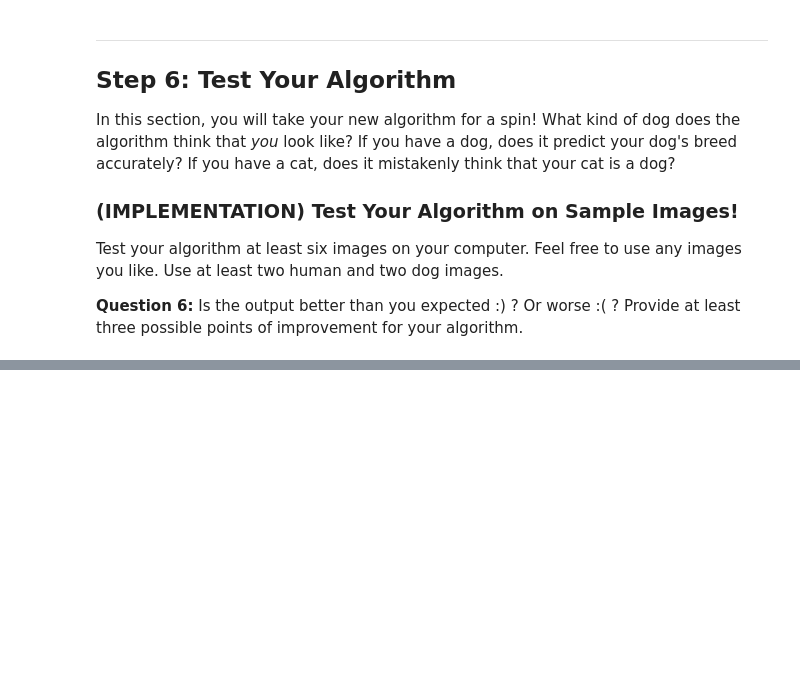
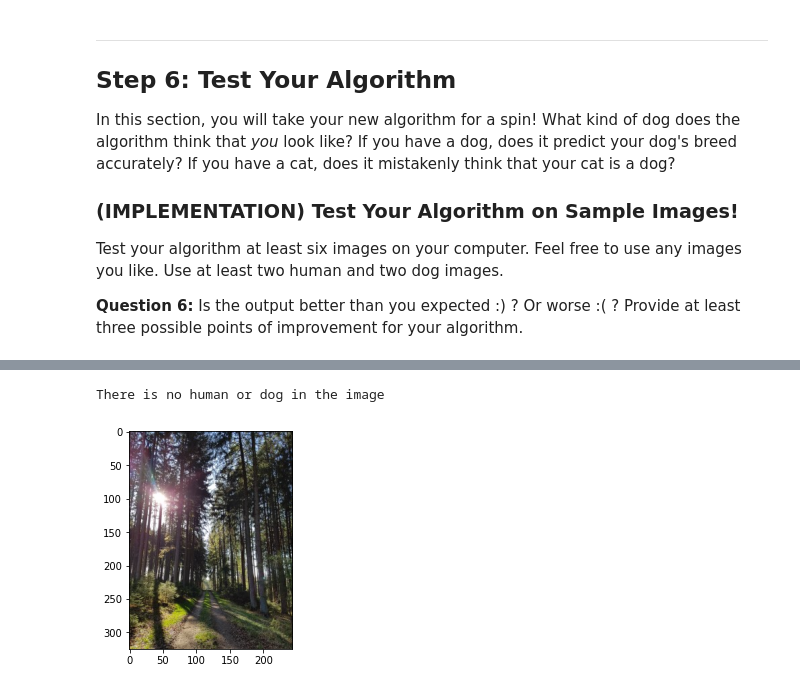
Before and after one commit to mid6342/Dog_Breed_Classifier, a Jupyter notebook: dog_app.ipynb, the cells around one changed output, grey strips where cells are left out. Drawn from its saved outputs; the diff is of its cells as text; code cells hidden in the pictures; blank space fills up the shorter version.

```diff
--- a/dog_app.ipynb
+++ b/dog_app.ipynb
@@ -233,9 +233,9 @@ Use these ideas to complete the `dog_detector` function below, which returns `Tr
 ### returns "True" if a dog is detected in the image stored at img_path
 def dog_detector(img_path):
     ## TODO: Complete the function.
-    if VGG16_predict(img_path)>150 and VGG16_predict(img_path)<270:
+    if VGG16_predict(img_path)>150 and VGG16_predict(img_path)<269:
         return True
-    else: return False# true/false
+    else: return None
 # %% [markdown]
 ### (IMPLEMENTATION) Assess the Dog Detector
 
@@ -531,7 +675,9 @@ optimizer_transfer = None
 Train and validate your model in the code cell below.  [Save the final model parameters](http://pytorch.org/docs/master/notes/serialization.html) at filepath `'model_transfer.pt'`.
 # %%
 # train the model
-model_transfer = # train(n_epochs, loaders_transfer, model_transfer, optimizer_transfer, criterion_transfer, use_cuda, 'model_transfer.pt')
+model_transfer = train(19, loaders_scratch, model_transfer, optimizer_scratch,
+                      criterion_scratch, use_cuda, 'model_transfer.pt')
+# train(n_epochs, loaders_transfer, model_transfer, optimizer_transfer, criterion_transfer, use_cuda, 'model_transfer.pt')
 
 # load the model that got the best validation accuracy (uncomment the line below)
 #model_transfer.load_state_dict(torch.load('model_transfer.pt'))
@@ -546,15 +715,27 @@ test(loaders_transfer, model_transfer, criterion_transfer, use_cuda)
 
 Write a function that takes an image path as input and returns the dog breed (`Affenpinscher`, `Afghan hound`, etc) that is predicted by your model.
 # %%
+
+
 ### TODO: Write a function that takes a path to an image as input
 ### and returns the dog breed that is predicted by the model.
+from PIL import Image
 
+data_transfer = loaders_scratch.copy()
 # list of class names by index, i.e. a name can be accessed like class_names[0]
-class_names = [item[4:].replace("_", " ") for item in data_transfer['train'].classes]
+class_names = [item[4:].replace("_", " ") for item in data_transfer['train'].dataset.classes]
 
 def predict_breed_transfer(img_path):
     # load the image and return the predicted breed
-    return None
+    img_transforms = transforms.Compose([transforms.CenterCrop(224),
+                                      transforms.ToTensor()])
+    img = Image.open(img_path).convert('RGB')
+    img = img_transforms(img)[:3,:,:].unsqueeze(0)
+    model_transfer.eval()
+    output = model_transfer(img)
+    _, preds = torch.max(output, 1)
+
+    return class_names[preds.cpu().numpy()[0]]
 # %% [markdown]
 ---
 <a id='step5'></a>
@@ -579,6 +760,16 @@ Some sample output for our algorithm is provided below, but feel free to design
 
 def run_app(img_path):
     ## handle cases for a human face, dog, and neither
+
+    if dog_detector(img_path):
+        prediction = predict_breed_transfer(img_path)
+        print("This dog is the following dog breed: {0}".format(prediction))
+
+    elif face_detector(img_path):
+        prediction = predict_breed_transfer(img_path)
+        print("This human is the following dog breed: {0}".format(prediction))
+
+    else: print("There is no human or dog in the image")
 # %% [markdown]
 ---
 <a id='step6'></a>
@@ -596,8 +791,14 @@ __Answer:__ (Three possible points for improvement)
 # %%
 ## TODO: Execute your algorithm from Step 6 on
 ## at least 6 images on your computer.
 ## Feel free to use as many code cells as needed.
+import matplotlib.image as mpimg
+## suggested code, below
 
-## suggested code, below
-for file in np.hstack((human_files[:3], dog_files[:3])):
-    run_app(file)
+run_app("./data/test_set/1.jpg")
+img = mpimg.imread("./data/test_set/1.jpg")
+imgplot = plt.imshow(img)
+plt.show()
+# %% [output]
+There is no human or dog in the image
+[figure, added]
```
Also changed, not shown: parts of 25 cells of this notebook, 7 other files.
